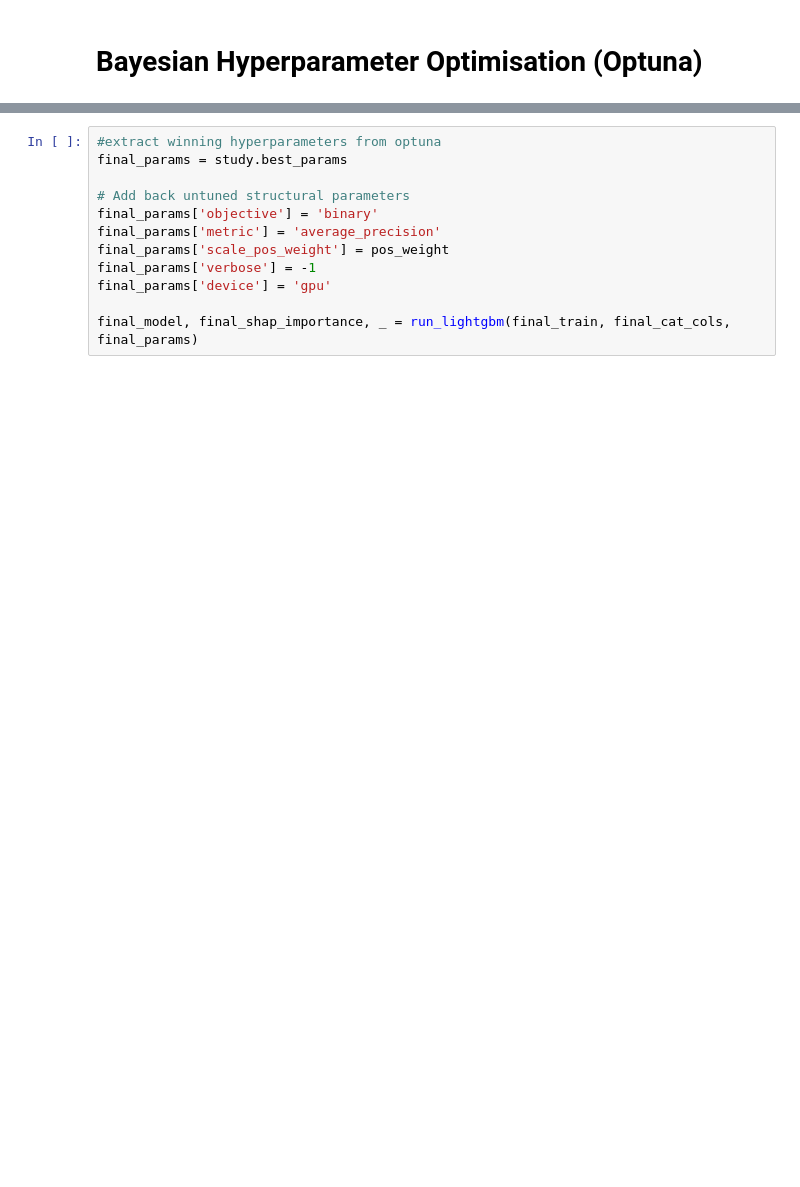
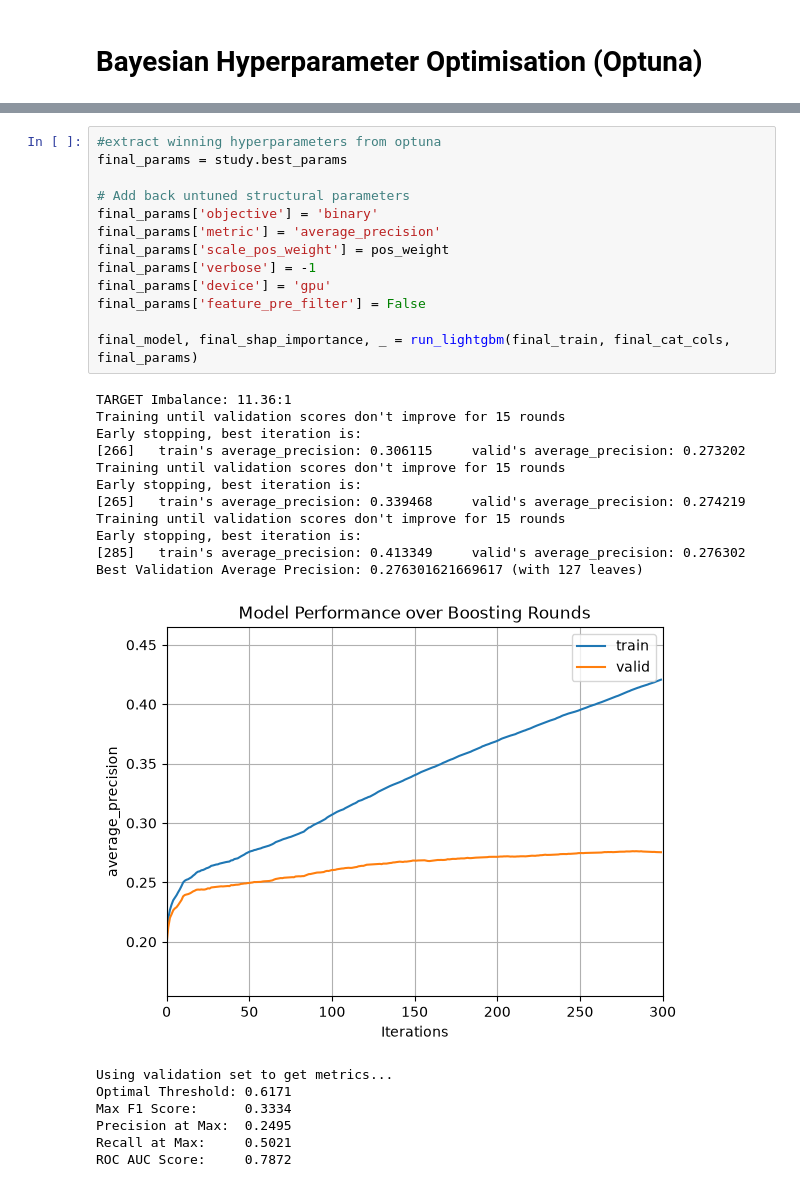
Before and after one commit to harveywhelan/credit-risk-prediction-lightgbm, a Jupyter notebook: notebooks/default_risk_exploration_pruning_tuning.ipynb, the cells around one changed output, grey strips where cells are left out. Saved outputs shown, nothing was run; the diff lists cells and outputs as text; blank space fills up the shorter version.

```diff
--- a/notebooks/default_risk_exploration_pruning_tuning.ipynb
+++ b/notebooks/default_risk_exploration_pruning_tuning.ipynb
@@ -1317,12 +1308,32 @@ NameError: name 'pos_weight' is not defined
 # %%
 #extract winning hyperparameters from optuna
 final_params = study.best_params
 
 # Add back untuned structural parameters
 final_params['objective'] = 'binary'
 final_params['metric'] = 'average_precision'
 final_params['scale_pos_weight'] = pos_weight
 final_params['verbose'] = -1
 final_params['device'] = 'gpu'
+final_params['feature_pre_filter'] = False
 
 final_model, final_shap_importance, _ = run_lightgbm(final_train, final_cat_cols, final_params)
+# %% [output]
+TARGET Imbalance: 11.36:1
+Training until validation scores don't improve for 15 rounds
+Early stopping, best iteration is:
+[266]   train's average_precision: 0.306115     valid's average_precision: 0.273202
+Training until validation scores don't improve for 15 rounds
+Early stopping, best iteration is:
+[265]   train's average_precision: 0.339468     valid's average_precision: 0.274219
+Training until validation scores don't improve for 15 rounds
+Early stopping, best iteration is:
+[285]   train's average_precision: 0.413349     valid's average_precision: 0.276302
+Best Validation Average Precision: 0.276301621669617 (with 127 leaves)
+[figure, added]
+Using validation set to get metrics...
+Optimal Threshold: 0.6171
+Max F1 Score:      0.3334
+Precision at Max:  0.2495
+Recall at Max:     0.5021
+ROC AUC Score:     0.7872
```
Also changed, not shown: parts of 14 cells of this notebook.
